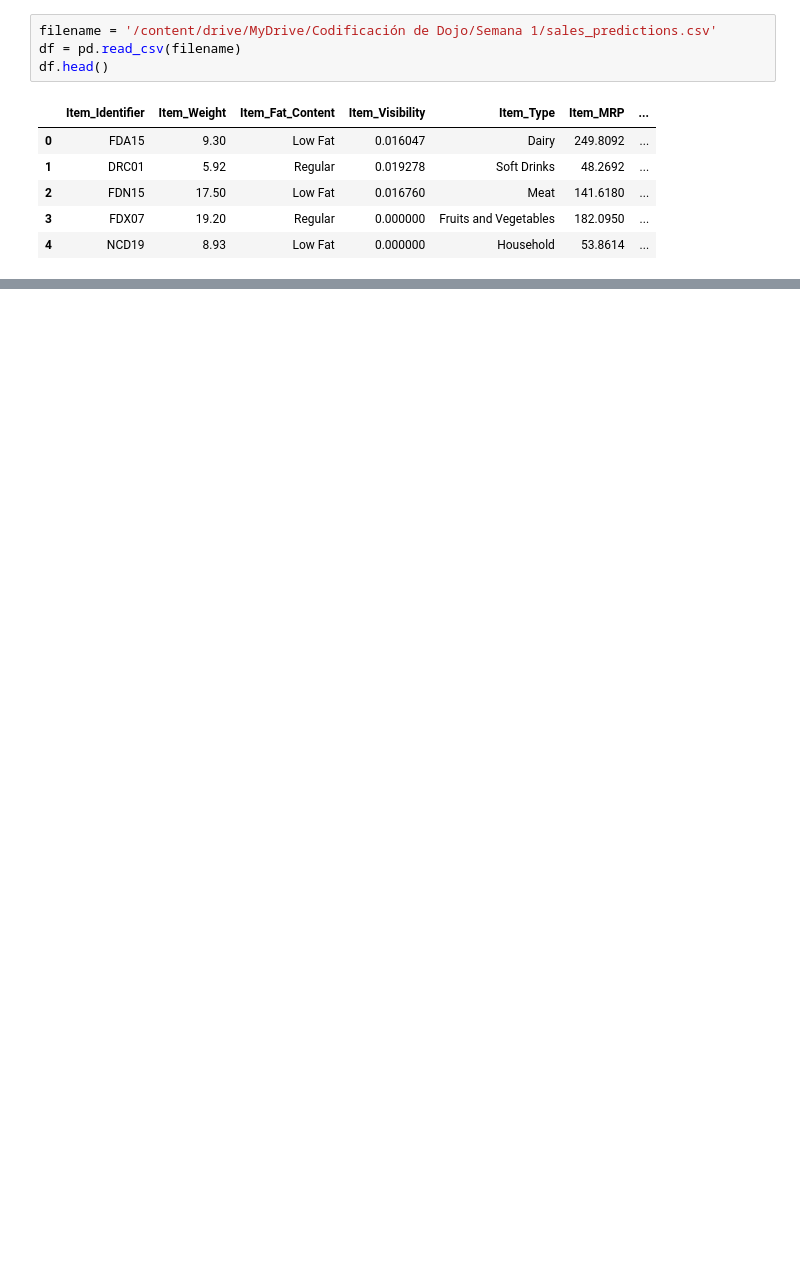
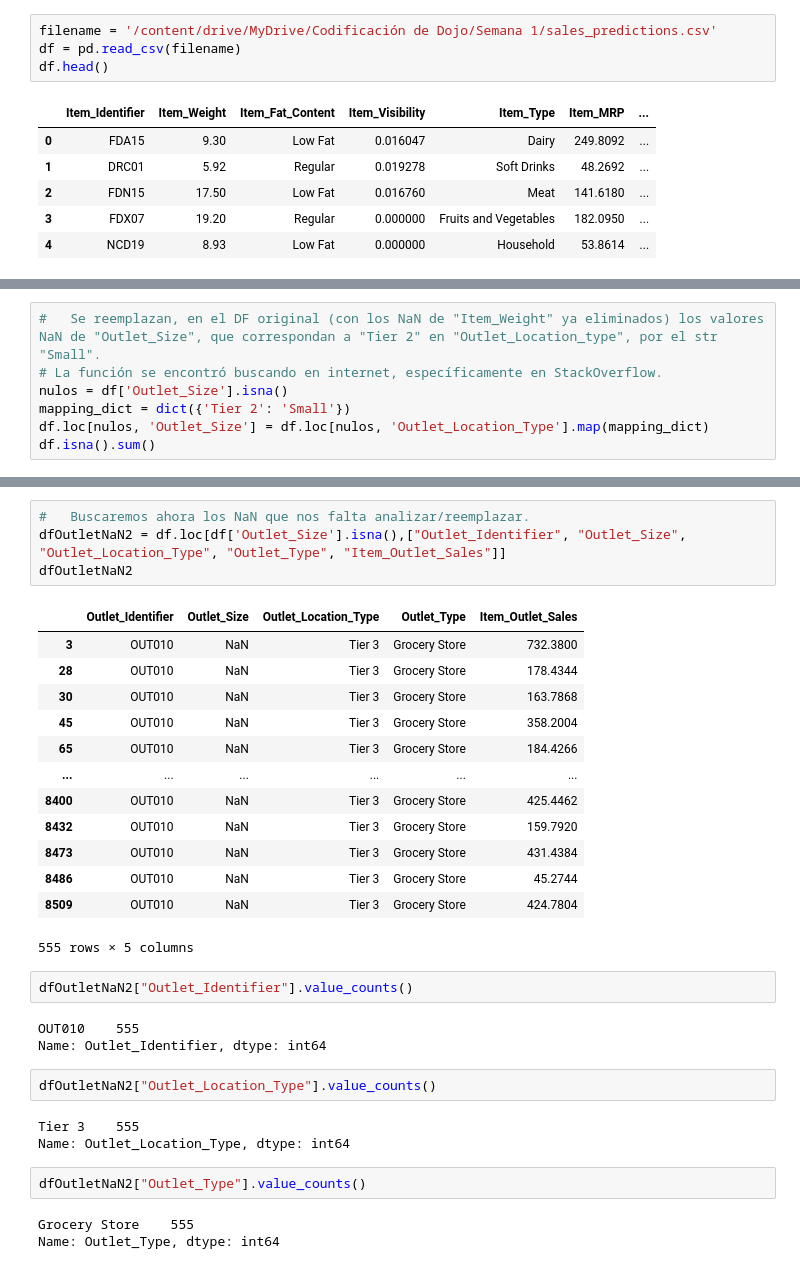
Before and after one commit to ArriazaGonzalo/Prediccion_ventas_P1, a Jupyter notebook: Predicciones_venta_P1.ipynb, the cells around one changed output, grey strips where cells are left out. Saved outputs shown, nothing was run; the diff lists cells and outputs as text; blank space fills up the shorter version.

```diff
--- a/Predicciones_venta_P1.ipynb
+++ b/Predicciones_venta_P1.ipynb
@@ -15,0 +427,7 @@ df.head()
+# %%
+#   Se reemplazan, en el DF original (con los NaN de "Item_Weight" ya eliminados) los valores NaN de "Outlet_Size", que correspondan a "Tier 2" en "Outlet_Location_type", por el str "Small".
+# La función se encontró buscando en internet, específicamente en StackOverflow.
+nulos = df['Outlet_Size'].isna()
+mapping_dict = dict({'Tier 2': 'Small'})
+df.loc[nulos, 'Outlet_Size'] = df.loc[nulos, 'Outlet_Location_Type'].map(mapping_dict)
+df.isna().sum()
@@ -15,0 +456,33 @@ df.head()
+# %%
+#   Buscaremos ahora los NaN que nos falta analizar/reemplazar.
+dfOutletNaN2 = df.loc[df['Outlet_Size'].isna(),["Outlet_Identifier", "Outlet_Size", "Outlet_Location_Type", "Outlet_Type", "Item_Outlet_Sales"]]
+dfOutletNaN2
+# %% [output]
+|  | Outlet_Identifier | Outlet_Size | Outlet_Location_Type | Outlet_Type | Item_Outlet_Sales |
+| 3 | OUT010 | NaN | Tier 3 | Grocery Store | 732.3800 |
+| 28 | OUT010 | NaN | Tier 3 | Grocery Store | 178.4344 |
+| 30 | OUT010 | NaN | Tier 3 | Grocery Store | 163.7868 |
+| 45 | OUT010 | NaN | Tier 3 | Grocery Store | 358.2004 |
+| 65 | OUT010 | NaN | Tier 3 | Grocery Store | 184.4266 |
+| ... | ... | ... | ... | ... | ... |
+| 8400 | OUT010 | NaN | Tier 3 | Grocery Store | 425.4462 |
+| 8432 | OUT010 | NaN | Tier 3 | Grocery Store | 159.7920 |
+| 8473 | OUT010 | NaN | Tier 3 | Grocery Store | 431.4384 |
+| 8486 | OUT010 | NaN | Tier 3 | Grocery Store | 45.2744 |
+| 8509 | OUT010 | NaN | Tier 3 | Grocery Store | 424.7804 |
+555 rows × 5 columns
+# %%
+dfOutletNaN2["Outlet_Identifier"].value_counts()
+# %% [output]
+OUT010    555
+Name: Outlet_Identifier, dtype: int64
+# %%
+dfOutletNaN2["Outlet_Location_Type"].value_counts()
+# %% [output]
+Tier 3    555
+Name: Outlet_Location_Type, dtype: int64
+# %%
+dfOutletNaN2["Outlet_Type"].value_counts()
+# %% [output]
+Grocery Store    555
+Name: Outlet_Type, dtype: int64
```
Also changed, not shown: parts of 55 cells of this notebook.
